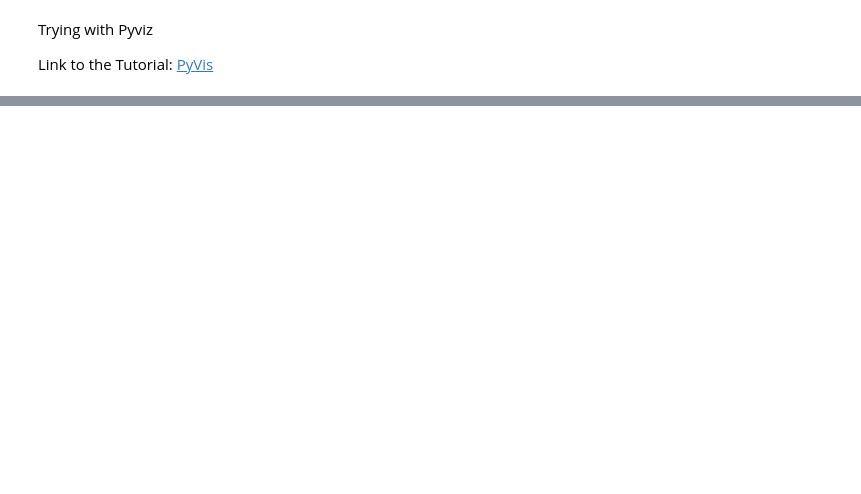
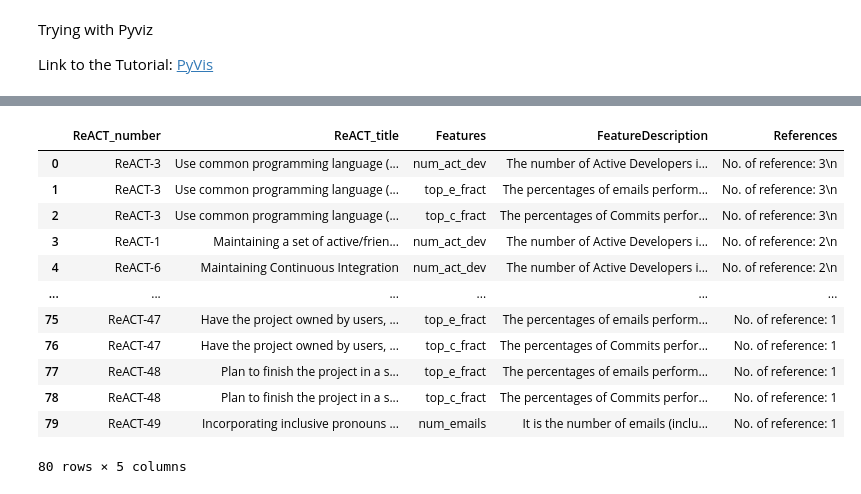
Before and after one commit to Nafiz43/Actionable-Recommendation---OSS, a Jupyter notebook: Interactive_Network_Graph_Sustainability.ipynb, the cells around one changed output, grey strips where cells are left out. Cells and saved outputs as stored; diff of their text form; code cells hidden in the pictures; blank space fills up the shorter version.

```diff
--- a/Interactive_Network_Graph_Sustainability.ipynb
+++ b/Interactive_Network_Graph_Sustainability.ipynb
@@ -30,0 +61,2 @@ def extract_numbers(input_string):
+# %%
+ReActAndTitle = MainSheet[['ReACT_number', 'ReACT_title']]
@@ -30,0 +177,19 @@ def extract_numbers(input_string):
+# %%
+df = ReAct_Title_Entity_EntityDescription
+ReACT_number = df['ReACT_number'].values
+
+ReACT_Title = df['ReACT_title'].values
+
+Entity = df['Entity'].values
+df['EntityDescription'] = df['EntityDescription'].apply(wrap_text)
+EntityDescription = df['EntityDescription'].values
+
+
+net = Network(directed =True)
+for i in range(0,len(ReACT_number)):
+  # print(actionable[i])
+  net.add_node(ReACT_number[i], label=ReACT_number[i], title=ReACT_Title[i])
+  net.add_node(Entity[i], label=Entity[i], title=EntityDescription[i], color = "#98BF64")
+  net.add_edge(Entity[i], ReACT_number[i], color = "#32612D")
+
+net.show('interactive_graph_Entity.html')
@@ -30,0 +198,8 @@ def extract_numbers(input_string):
+# %%
+ReActAndFeature = MainSheet[['ReACT_number', 'Features']]
+
+b = DataFrame(ReActAndFeature.Features.str.split(',').tolist(), index=ReActAndFeature.ReACT_number).stack()
+b = b.reset_index()[[0, 'ReACT_number']]
+b.columns = ['Features', 'ReACT_number'] # renaming var1
+ReActAndFeature  = b
+ReActAndFeature
@@ -31 +220,28 @@ def extract_numbers(input_string):
+# %%
+ReActTitleFeature = pd.merge(ReActAndTitle, ReActAndFeature, on='ReACT_number', how='outer')
+ReActTitleFeature['FeatureDescription'] = None
+ReActAndReference = MainSheet[['ReACT_number', 'References']]
+
+ReActFeatureDescription = ReActTitleFeature
+
+
+for i in range(0,len(ReActFeatureDescription)):
+ ReActFeatureDescription.FeatureDescription[i] = FeatureDescription_Dict[ReActFeatureDescription.Features[i].lstrip().rstrip()]
+ReAct_Title_Feature_FeatureDescription = ReActFeatureDescription
+ReAct_Title_Feature_FeatureDescription_Reference = pd.merge(ReAct_Title_Feature_FeatureDescription, ReActAndReference, on='ReACT_number', how='outer')
+ReAct_Title_Feature_FeatureDescription_Reference
+# %% [output]
+|  | ReACT_number | ReACT_title | Features | FeatureDescription | References |
+| 0 | ReACT-3 | Use common programming language (... | num_act_dev | The number of Active Developers i... | No. of reference: 3\n |
+| 1 | ReACT-3 | Use common programming language (... | top_e_fract | The percentages of emails perform... | No. of reference: 3\n |
+| 2 | ReACT-3 | Use common programming language (... | top_c_fract | The percentages of Commits perfor... | No. of reference: 3\n |
+| 3 | ReACT-1 | Maintaining a set of active/frien... | num_act_dev | The number of Active Developers i... | No. of reference: 2\n |
+| 4 | ReACT-6 | Maintaining Continuous Integration | num_act_dev | The number of Active Developers i... | No. of reference: 2\n |
+| ... | ... | ... | ... | ... | ... |
+| 75 | ReACT-47 | Have the project owned by users, ... | top_e_fract | The percentages of emails perform... | No. of reference: 1 |
+| 76 | ReACT-47 | Have the project owned by users, ... | top_c_fract | The percentages of Commits perfor... | No. of reference: 1 |
+| 77 | ReACT-48 | Plan to finish the project in a s... | top_e_fract | The percentages of emails perform... | No. of reference: 1 |
+| 78 | ReACT-48 | Plan to finish the project in a s... | top_c_fract | The percentages of Commits perfor... | No. of reference: 1 |
+| 79 | ReACT-49 | Incorporating inclusive pronouns ... | num_emails | It is the number of emails (inclu... | No. of reference: 1 |
+80 rows × 5 columns
 # %%
```
Also changed, not shown: parts of 17 cells of this notebook.
